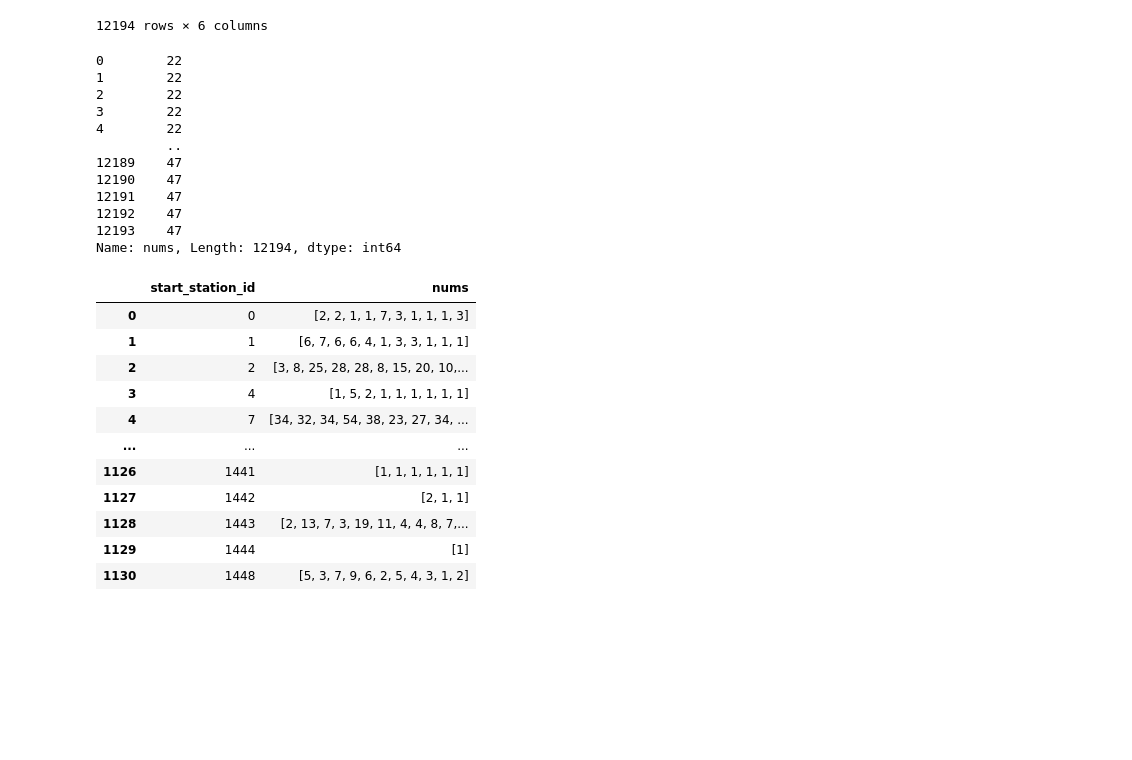
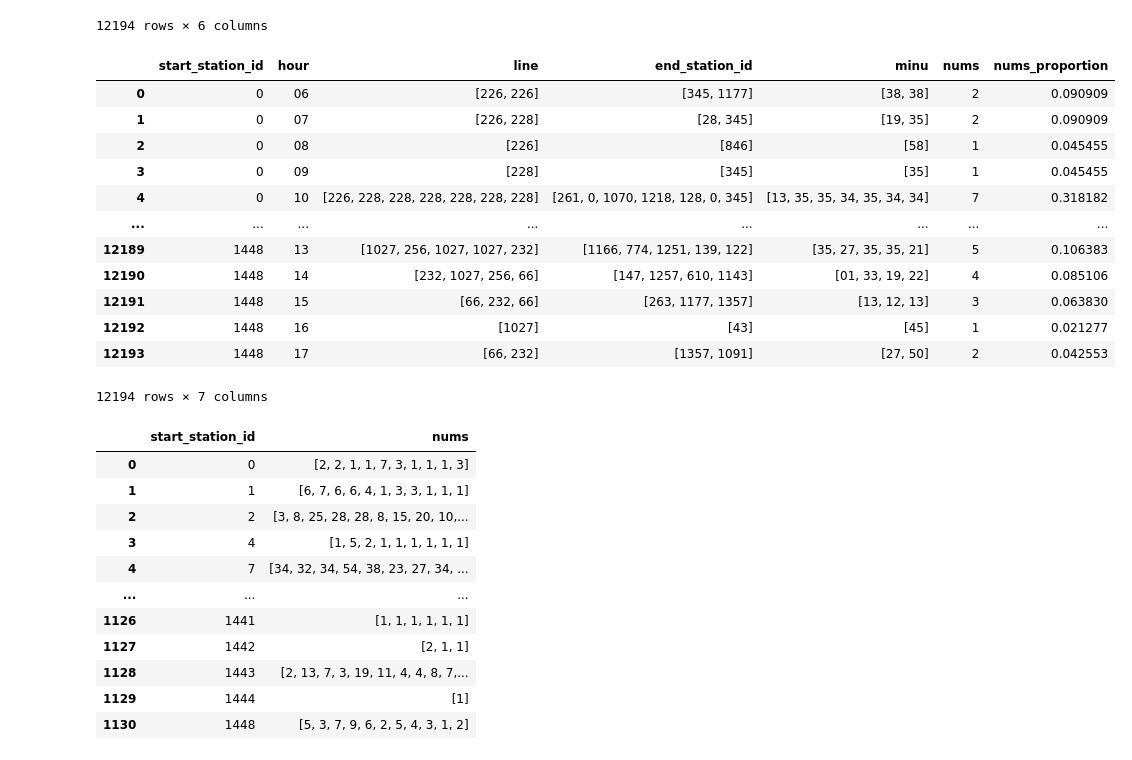
Before and after one commit to xmu-hph/mybus_cor, a Jupyter notebook: temp.ipynb, the cells around one changed output. Cells and saved outputs as stored; diff of their text form; code cells hidden in the pictures; blank space fills up the shorter version.

```diff
--- a/temp.ipynb
+++ b/temp.ipynb
@@ -329,17 +311,21 @@ od_trips_groupby_id_hour
 # %%
 # 对DataFrame进行groupby并计算每个组的总和
 grouped_sum = od_trips_groupby_id_hour.groupby('start_station_id')['nums'].transform('sum')
 grouped_sum
+# 计算每行的值占总和的比例
+od_trips_groupby_id_hour['nums_proportion'] = od_trips_groupby_id_hour['nums'] / grouped_sum
+od_trips_groupby_id_hour
 # %% [output]
+|  | start_station_id | hour | line | end_station_id | minu | nums | nums_proportion |
+| 0 | 0 | 06 | [226, 226] | [345, 1177] | [38, 38] | 2 | 0.090909 |
+| 1 | 0 | 07 | [226, 228] | [28, 345] | [19, 35] | 2 | 0.090909 |
+| 2 | 0 | 08 | [226] | [846] | [58] | 1 | 0.045455 |
+| 3 | 0 | 09 | [228] | [345] | [35] | 1 | 0.045455 |
+| 4 | 0 | 10 | [226, 228, 228, 228, 228, 228, 228] | [261, 0, 1070, 1218, 128, 0, 345] | [13, 35, 35, 34, 35, 34, 34] | 7 | 0.318182 |
+| ... | ... | ... | ... | ... | ... | ... | ... |
+| 12189 | 1448 | 13 | [1027, 256, 1027, 1027, 232] | [1166, 774, 1251, 139, 122] | [35, 27, 35, 35, 21] | 5 | 0.106383 |
+| 12190 | 1448 | 14 | [232, 1027, 256, 66] | [147, 1257, 610, 1143] | [01, 33, 19, 22] | 4 | 0.085106 |
+| 12191 | 1448 | 15 | [66, 232, 66] | [263, 1177, 1357] | [13, 12, 13] | 3 | 0.063830 |
+| 12192 | 1448 | 16 | [1027] | [43] | [45] | 1 | 0.021277 |
+| 12193 | 1448 | 17 | [66, 232] | [1357, 1091] | [27, 50] | 2 | 0.042553 |
-0        22
-1        22
-2        22
-3        22
-4        22
-         ..
-12189    47
-12190    47
-12191    47
-12192    47
-12193    47
-Name: nums, Length: 12194, dtype: int64
+12194 rows × 7 columns
```
Also changed, not shown: parts of 46 cells of this notebook, 2 other files.
